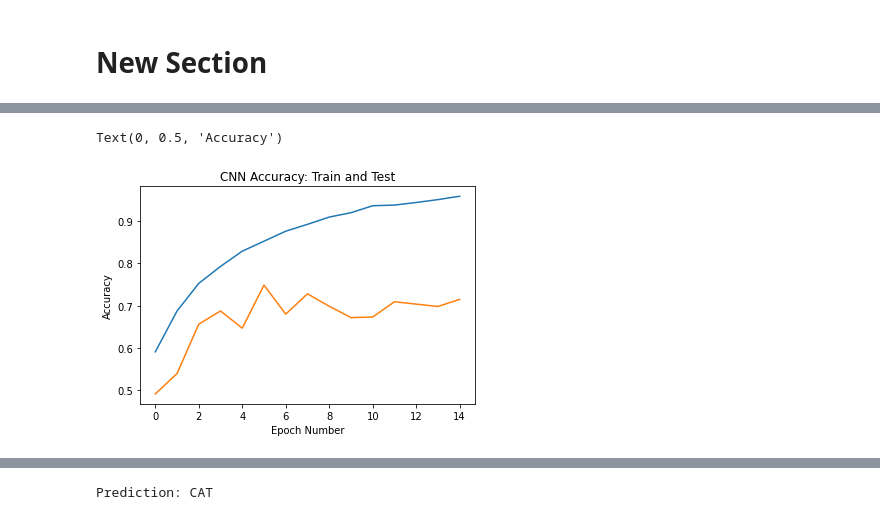
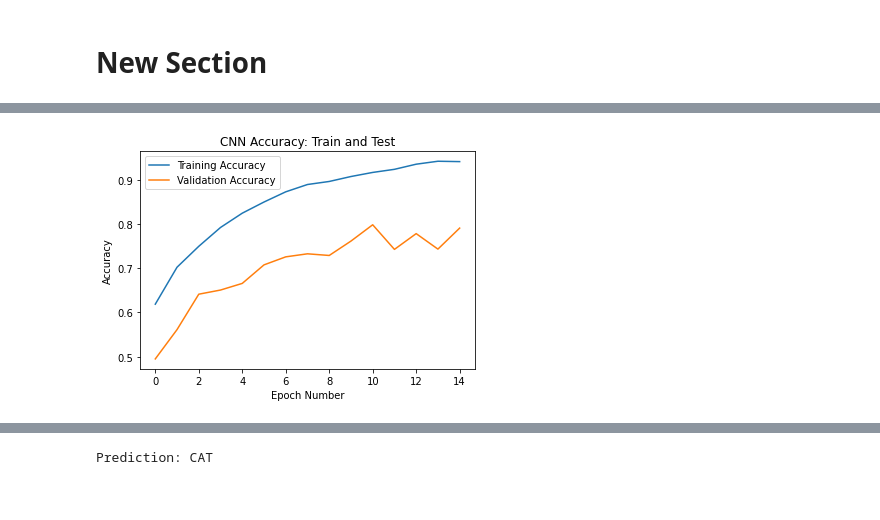
Before and after one commit to tcruz88/CNN_project, a Jupyter notebook: CNN.ipynb, the cells around one changed output, grey strips where cells are left out. Drawn from its saved outputs; the diff is of its cells as text; code cells hidden in the pictures.

Commit message:
decrease batch size, plot loss, increase amount of layers

```diff
--- a/CNN.ipynb
+++ b/CNN.ipynb
@@ -81,16 +102,21 @@ model = Sequential()
 
 model.add(Conv2D(32, (5,5), padding='same',activation='relu', input_shape=(100,100,3) ))
 model.add(BatchNormalization())
-model.add(Dropout(rate=0.50)) # muting 1/3 of trainable parameters
+model.add(Dropout(rate=0.5)) # muting 1/3 of trainable parameters
 model.add(MaxPool2D(pool_size=(2,2)))
 
 model.add(Conv2D(100, (5,5), padding='same',activation='relu'))
 model.add(BatchNormalization())
-model.add(Dropout(rate=0.50)) # muting 1/3 of trainable parameters
+model.add(Dropout(rate=0.5)) # muting 1/3 of trainable parameters
 model.add(MaxPool2D(pool_size=(2,2)))
 
 model.add(Conv2D(100, (5,5), padding='same',activation='relu'))
 model.add(BatchNormalization())
+model.add(Dropout(rate=0.50))
+model.add(MaxPool2D(pool_size=(2,2)))
+
+model.add(Conv2D(100, (5,5), padding='same',activation='relu'))
+# model.add(BatchNormalization())
 model.add(Dropout(rate=0.50))
 model.add(MaxPool2D(pool_size=(2,2)))
 
@@ -146,13 +172,15 @@ from keras.optimizers import Adam
 
 optimizer = Adam(lr=0.001)
 model.compile(optimizer=optimizer, loss='binary_crossentropy', metrics=['acc'])
-h = model.fit(X_train, y_train, batch_size=64, epochs=15, validation_data=(X_test,y_test))
+h = model.fit(X_train, y_train, batch_size=32, epochs=15, validation_data=(X_test,y_test))
 model.save('catdog_CNN.h5')
 
-plt.plot(h.history['acc'])
-plt.plot(h.history['val_acc'])
+plt.plot(h.history['acc'], label='Training Accuracy')
+plt.plot(h.history['val_acc'], label='Validation Accuracy')
 plt.title("CNN Accuracy: Train and Test")
 plt.xlabel('Epoch Number')
 plt.ylabel('Accuracy')
+plt.legend()
+plt.show()
 # %% [output]
 Epoch 1/15
@@ -175,2 +203 @@ Epoch 15/15
-Text(0, 0.5, 'Accuracy')
-[figure, old version]
+[figure, new version]
```
Also changed, not shown: parts of 9 cells of this notebook.
